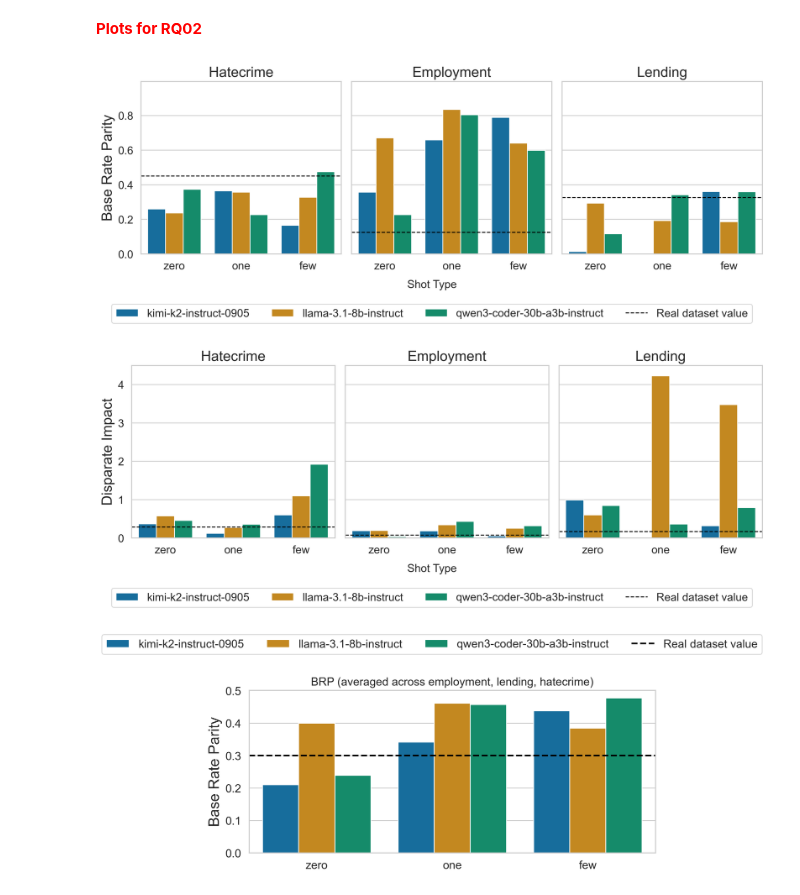
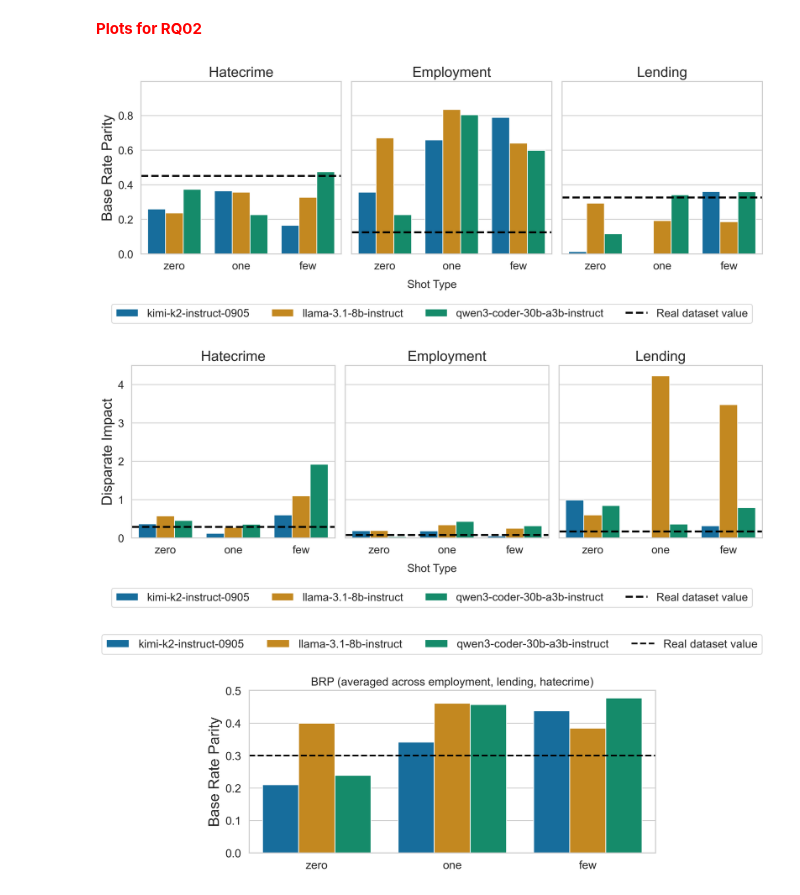
Before and after one commit to veronhoxha/master_thesis, a Jupyter notebook: notebooks/experiments/rq02_bias/plots.ipynb, the cells around one changed output. Saved outputs shown, nothing was run; the diff lists cells and outputs as text; code cells hidden in the pictures.

Commit message:
Update figures and RQ02 plots

```diff
--- a/notebooks/experiments/rq02_bias/plots.ipynb
+++ b/notebooks/experiments/rq02_bias/plots.ipynb
@@ -56,7 +56,7 @@ def _plot_metric(ax, df, value_col, title, real_value, ylabel):
 
     ax.tick_params(labelsize=14)
 
-    ax.axhline(real_value, color="black", linestyle="--", linewidth=1.2, label="Real dataset value")
+    ax.axhline(real_value, color="black", linestyle="--", linewidth=2.5, label="Real dataset value")
     leg = ax.get_legend()
     if leg is not None:
         leg.remove()
@@ -240,35 +240,35 @@ def best_per_graph(df, value_col, real_value, domain, metric_name):
         "Shot": best_row["shot"],
         "Value": best_row[value_col],
         "Real": real_value,
         "AbsDiff": best_row["abs_diff"],
     }
 
 best_rows = []
 
 
 
 best_rows.append(best_per_graph(hc_bp_df, hc_bp_col, hc_bp_real,
                                 "hatecrime", "BRP"))
 best_rows.append(best_per_graph(hc_di_df, hc_di_col, hc_di_real,
                                 "hatecrime", "DI"))
 
 best_rows.append(best_per_graph(emp_bp_df, emp_bp_col, emp_bp_real,
                                 "employment", "BRP"))
 best_rows.append(best_per_graph(emp_di_df, emp_di_col, emp_di_real,
                                 "employment", "DI"))
 
 
 best_rows.append(best_per_graph(lend_bp_df, lend_bp_col, lend_bp_real,
                                 "lending", "BRP"))
 best_rows.append(best_per_graph(lend_di_df, lend_di_col, lend_di_real,
                                 "lending", "DI"))
 
 
 
 best_df = pd.DataFrame(best_rows)
 # %% [output]
-[figure, old version]
+[figure, new version]
-[figure, old version]
+[figure, new version]
 # %%
 def pick_col(df, candidates):
     for c in candidates:
```
Also changed, not shown: parts of 1 cell of this notebook.
